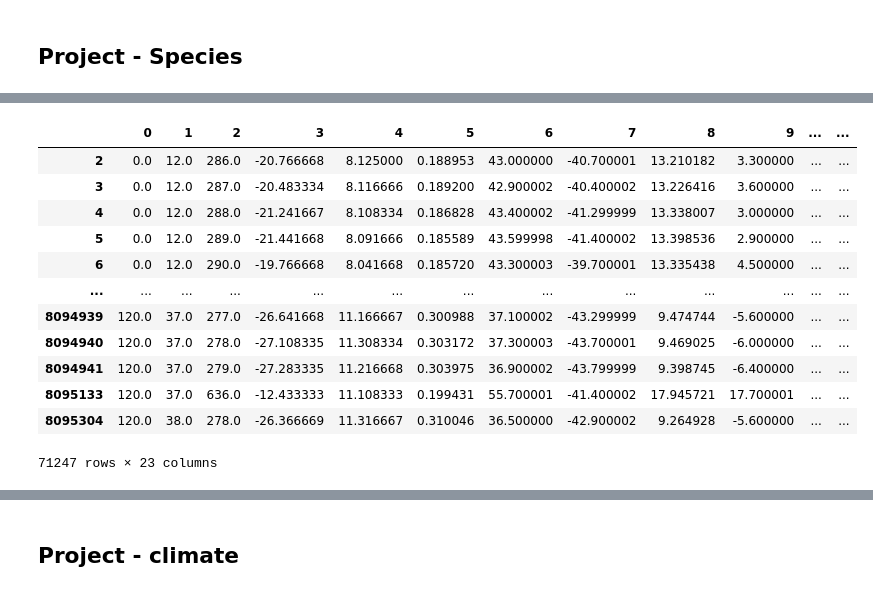
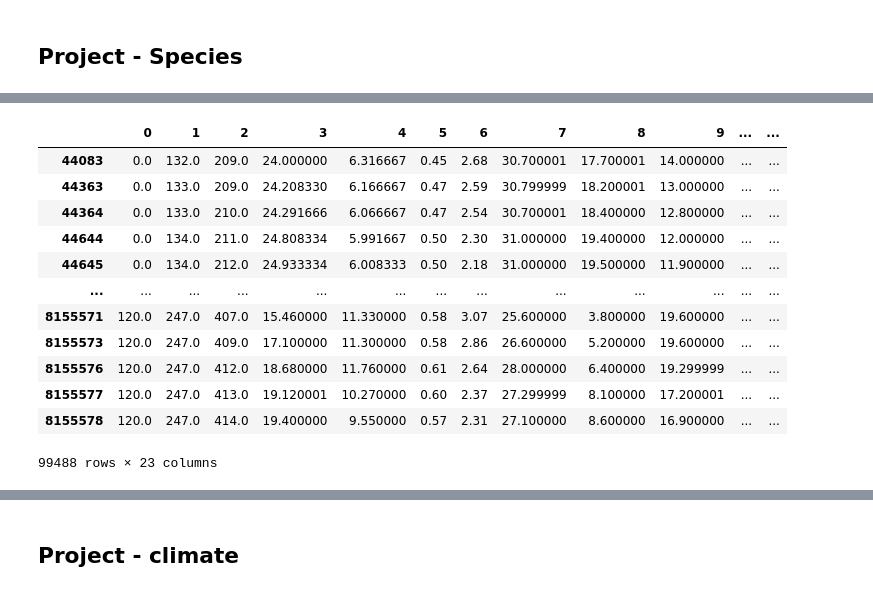
Before and after one commit to dadavie/planetary_garden, a Jupyter notebook: notebooks/Notebook_DavidSchildberger_Model.ipynb, the cells around one changed output, grey strips where cells are left out. Drawn from its saved outputs; the diff is of its cells as text; code cells hidden in the pictures.

```diff
--- a/notebooks/Notebook_DavidSchildberger_Model.ipynb
+++ b/notebooks/Notebook_DavidSchildberger_Model.ipynb
@@ -124,3 +126,5 @@ import os
 from PIL import Image, ImageDraw, ImageFilter
 # %%
 path = '/Users/davidschildberger/code/dadavie/planetary_garden/raw_data/'
+filen = 'world_history_bioclim_allLatLon_upd.npy'
+cl_data = np.load(path+filen, allow_pickle=True)
@@ -287,6 +314,10 @@ KMeans(init='random', n_clusters=100, random_state=42)
 ## Save
 filename = '/Users/davidschildberger/code/dadavie/planetary_garden/models/model_hist_clim.sav'
 pickle.dump(kmeans, open(filename, 'wb'))
+# %%
+## Load
+filename = '/Users/davidschildberger/code/dadavie/planetary_garden/models/model_hist_clim.sav'
+kmeans = pickle.load(open(filename, 'rb'))
 # %%
 dd['Cluster_No'] = kmeans.labels_
 # %%
@@ -328,19 +391,19 @@ array([92, 92, 92, 92, 92], dtype=int32)
 # %%
-dd_sel = dd[dd['Cluster_No']==92]
+dd_sel = dd[dd['Cluster_No']==37]
 dd_sel
 # %% [output]
 |  | 0 | 1 | 2 | 3 | 4 | 5 | 6 | 7 | 8 | 9 | ... | ... |
-| 2 | 0.0 | 12.0 | 286.0 | -20.766668 | 8.125000 | 0.188953 | 43.000000 | -40.700001 | 13.210182 | 3.300000 | ... | ... |
-| 3 | 0.0 | 12.0 | 287.0 | -20.483334 | 8.116666 | 0.189200 | 42.900002 | -40.400002 | 13.226416 | 3.600000 | ... | ... |
-| 4 | 0.0 | 12.0 | 288.0 | -21.241667 | 8.108334 | 0.186828 | 43.400002 | -41.299999 | 13.338007 | 3.000000 | ... | ... |
-| 5 | 0.0 | 12.0 | 289.0 | -21.441668 | 8.091666 | 0.185589 | 43.599998 | -41.400002 | 13.398536 | 2.900000 | ... | ... |
-| 6 | 0.0 | 12.0 | 290.0 | -19.766668 | 8.041668 | 0.185720 | 43.300003 | -39.700001 | 13.335438 | 4.500000 | ... | ... |
+| 44083 | 0.0 | 132.0 | 209.0 | 24.000000 | 6.316667 | 0.45 | 2.68 | 30.700001 | 17.700001 | 14.000000 | ... | ... |
+| 44363 | 0.0 | 133.0 | 209.0 | 24.208330 | 6.166667 | 0.47 | 2.59 | 30.799999 | 18.200001 | 13.000000 | ... | ... |
+| 44364 | 0.0 | 133.0 | 210.0 | 24.291666 | 6.066667 | 0.47 | 2.54 | 30.700001 | 18.400000 | 12.800000 | ... | ... |
+| 44644 | 0.0 | 134.0 | 211.0 | 24.808334 | 5.991667 | 0.50 | 2.30 | 31.000000 | 19.400000 | 12.000000 | ... | ... |
+| 44645 | 0.0 | 134.0 | 212.0 | 24.933334 | 6.008333 | 0.50 | 2.18 | 31.000000 | 19.500000 | 11.900000 | ... | ... |
 | ... | ... | ... | ... | ... | ... | ... | ... | ... | ... | ... | ... | ... |
-| 8094939 | 120.0 | 37.0 | 277.0 | -26.641668 | 11.166667 | 0.300988 | 37.100002 | -43.299999 | 9.474744 | -5.600000 | ... | ... |
-| 8094940 | 120.0 | 37.0 | 278.0 | -27.108335 | 11.308334 | 0.303172 | 37.300003 | -43.700001 | 9.469025 | -6.000000 | ... | ... |
-| 8094941 | 120.0 | 37.0 | 279.0 | -27.283335 | 11.216668 | 0.303975 | 36.900002 | -43.799999 | 9.398745 | -6.400000 | ... | ... |
-| 8095133 | 120.0 | 37.0 | 636.0 | -12.433333 | 11.108333 | 0.199431 | 55.700001 | -41.400002 | 17.945721 | 17.700001 | ... | ... |
-| 8095304 | 120.0 | 38.0 | 278.0 | -26.366669 | 11.316667 | 0.310046 | 36.500000 | -42.900002 | 9.264928 | -5.600000 | ... | ... |
+| 8155571 | 120.0 | 247.0 | 407.0 | 15.460000 | 11.330000 | 0.58 | 3.07 | 25.600000 | 3.800000 | 19.600000 | ... | ... |
+| 8155573 | 120.0 | 247.0 | 409.0 | 17.100000 | 11.300000 | 0.58 | 2.86 | 26.600000 | 5.200000 | 19.600000 | ... | ... |
+| 8155576 | 120.0 | 247.0 | 412.0 | 18.680000 | 11.760000 | 0.61 | 2.64 | 28.000000 | 6.400000 | 19.299999 | ... | ... |
+| 8155577 | 120.0 | 247.0 | 413.0 | 19.120001 | 10.270000 | 0.60 | 2.37 | 27.299999 | 8.100000 | 17.200001 | ... | ... |
+| 8155578 | 120.0 | 247.0 | 414.0 | 19.400000 | 9.550000 | 0.57 | 2.31 | 27.100000 | 8.600000 | 16.900000 | ... | ... |
-71247 rows × 23 columns
+99488 rows × 23 columns
 # %%
 plt.figure(figsize=(16, 8), dpi=80)
```
Also changed, not shown: parts of 25 cells of this notebook.
